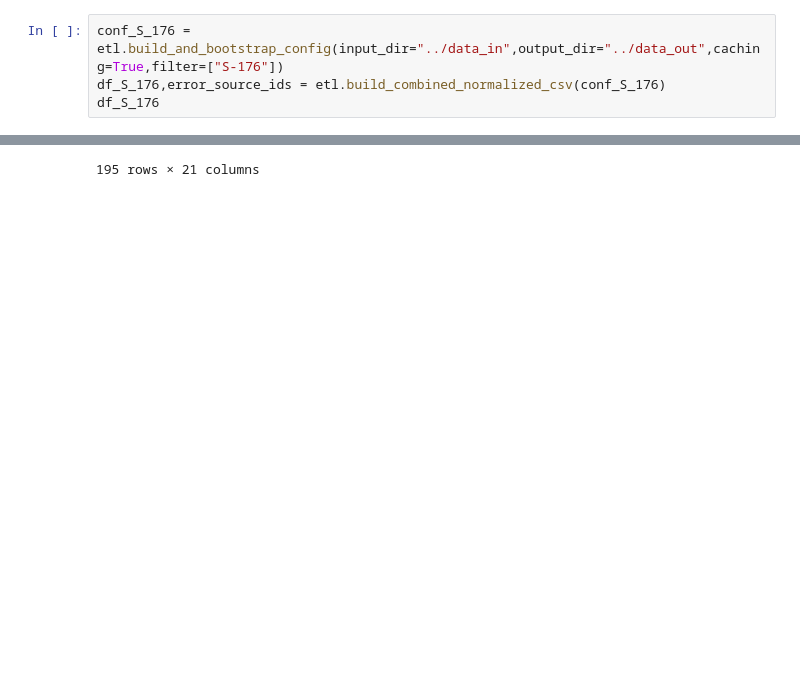
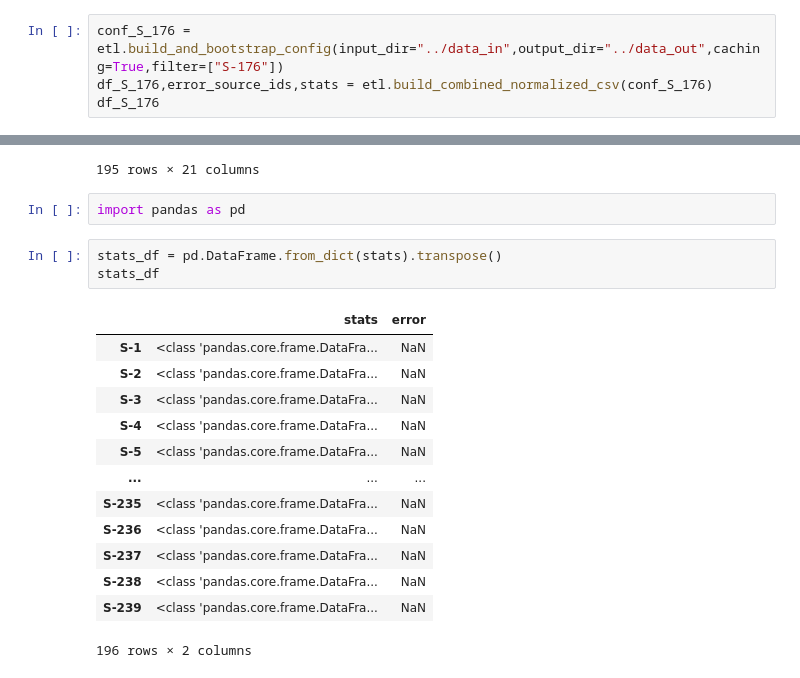
Before and after one commit to m-g-d-c/crba-etl, a Jupyter notebook: interactive_jupyter/aggregation.ipynb, the cells around one changed output, grey strips where cells are left out. Saved outputs shown, nothing was run; the diff lists cells and outputs as text; blank space fills up the shorter version.

```diff
--- a/interactive_jupyter/aggregation.ipynb
+++ b/interactive_jupyter/aggregation.ipynb
@@ -188,6 +234,6 @@ conf_filtered = etl.build_and_bootstrap_config(input_dir="../data_in",output_dir
 df_filtered,error_source_ids = etl.build_combined_normalized_csv(conf_filtered)
 # %%
 conf_S_176 = etl.build_and_bootstrap_config(input_dir="../data_in",output_dir="../data_out",caching=True,filter=["S-176"])
-df_S_176,error_source_ids = etl.build_combined_normalized_csv(conf_S_176)
+df_S_176,error_source_ids,stats = etl.build_combined_normalized_csv(conf_S_176)
 df_S_176
 # %% [output]
@@ -227,3 +276,22 @@ df
 | 193 | ZMB | 2017.0 | 0 | both | Use of children in hostilities pr... | Community and Environment | Security arrangements | ... |
 | 194 | ZWE | 2017.0 | 0 | both | Use of children in hostilities pr... | Community and Environment | Security arrangements | ... |
 195 rows × 21 columns
+# %%
+import pandas as pd
+# %%
+stats_df = pd.DataFrame.from_dict(stats).transpose()
+stats_df
+# %% [output]
+|  | stats | error |
+| S-1 | <class 'pandas.core.frame.DataFra... | NaN |
+| S-2 | <class 'pandas.core.frame.DataFra... | NaN |
+| S-3 | <class 'pandas.core.frame.DataFra... | NaN |
+| S-4 | <class 'pandas.core.frame.DataFra... | NaN |
+| S-5 | <class 'pandas.core.frame.DataFra... | NaN |
+| ... | ... | ... |
+| S-235 | <class 'pandas.core.frame.DataFra... | NaN |
+| S-236 | <class 'pandas.core.frame.DataFra... | NaN |
+| S-237 | <class 'pandas.core.frame.DataFra... | NaN |
+| S-238 | <class 'pandas.core.frame.DataFra... | NaN |
+| S-239 | <class 'pandas.core.frame.DataFra... | NaN |
+196 rows × 2 columns
```
Also changed, not shown: parts of 23 cells of this notebook, 22 other files.
